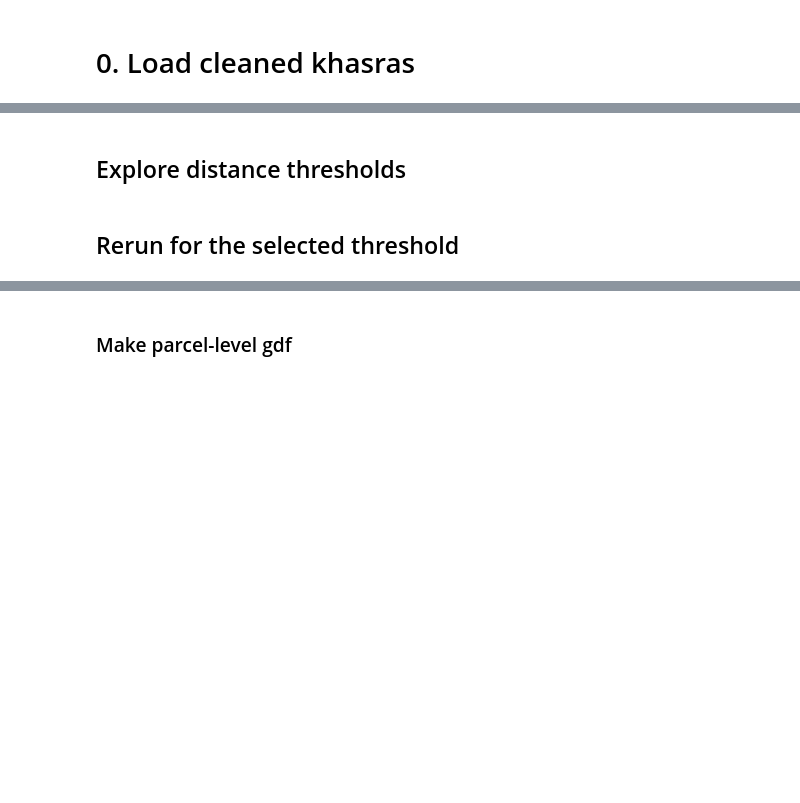
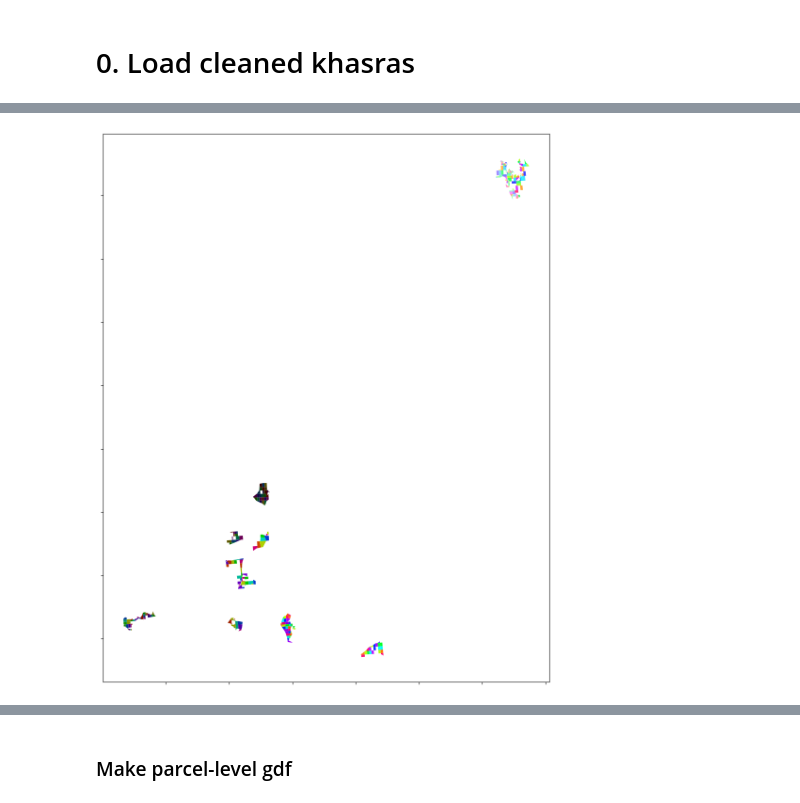
Before and after one commit to IDinsight/idinsight-solar-parks, a Jupyter notebook: notebooks/03_solar_parks_parcel_layers ashok nagar.ipynb, the cells around one changed output, grey strips where cells are left out. Saved outputs shown, nothing was run; the diff lists cells and outputs as text; code cells hidden in the pictures; blank space fills up the shorter version.

Commit message:
update ashok nagar code

```diff
--- a/notebooks/03_solar_parks_parcel_layers ashok nagar.ipynb
+++ b/notebooks/03_solar_parks_parcel_layers ashok nagar.ipynb
@@ -80,10 +81,12 @@ from utils import (
 # %%
-LOCATION = "Dhar"
-gdf = dhar_gdf.to_crs(INDIA_PROJECTED_CRS).reset_index(drop=True)[
+LOCATION = "Ashok Nagar"
+ashok_nagar_gdf.rename(columns={"uid": "khasra_id"}, inplace=True)
+gdf_with_parcel_id = ashok_nagar_gdf.to_crs(INDIA_PROJECTED_CRS).reset_index(drop=True)[
     [
         "geometry",
         "Name",
         "khasra_id",
         "village_name",
+        "parcel_id"
     ]
 ]
@@ -101,19 +94,21 @@ gdf = dhar_gdf.to_crs(INDIA_PROJECTED_CRS).reset_index(drop=True)[
 DISTRICT_MAPS_OUTPUT_DATA_DIR = OUTPUT_DATA_DIR / LOCATION / "District Maps"
 DISTRICT_MAPS_OUTPUT_DATA_DIR.mkdir(parents=True, exist_ok=True)
 # %%
-gdf["Khasra Area (ha)"] = gdf.area / 10_000
+gdf_with_parcel_id["Khasra Area (ha)"] = gdf_with_parcel_id.area / 10_000
 # %%
-ax = gdf.plot(
+ax = gdf_with_parcel_id.plot(
     column="khasra_id",
-    cmap=ListedColormap(generate_colormap(len(gdf))),
+    cmap=ListedColormap(generate_colormap(len(gdf_with_parcel_id))),
     figsize=(12, 12),
 )
 ax.set_xticklabels([])
 ax.set_yticklabels([])
 
 plt.tight_layout()
 plt.savefig(
-    DISTRICT_MAPS_OUTPUT_DATA_DIR / "khasras_ungrouped.png",
+    DISTRICT_MAPS_OUTPUT_DATA_DIR / "khasras.png",
     dpi=300,
     bbox_inches="tight",
 )
+# %% [output]
+[figure, added]
@@ -123,2 +114,0 @@ G = build_graph_from_gdf_with_distance_threshold(gdf, distance_threshold=500)
-# %% [markdown]
-## Explore distance thresholds
@@ -181,2 +114,0 @@ plt.savefig(
-# %% [markdown]
-## Rerun for the selected threshold
```
Also changed, not shown: parts of 117 cells of this notebook, 1 other file.
